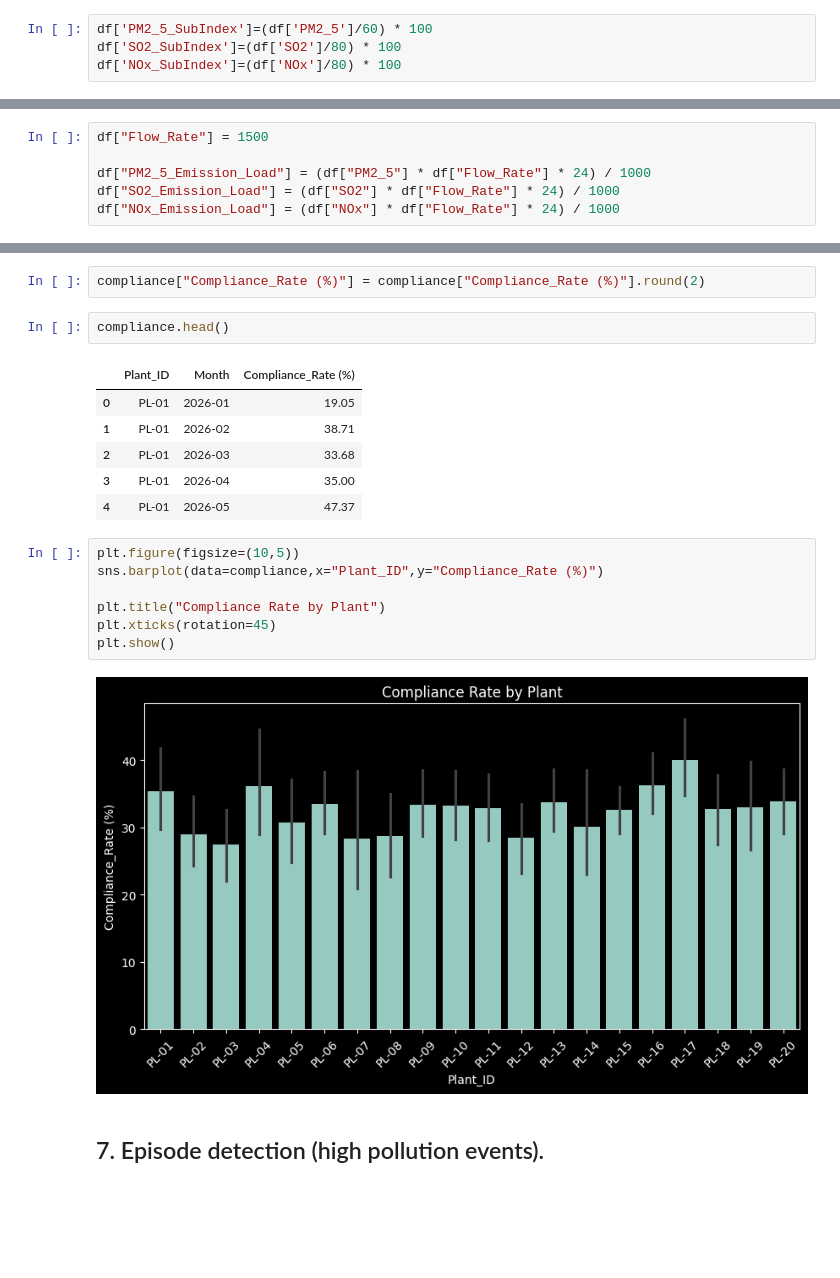
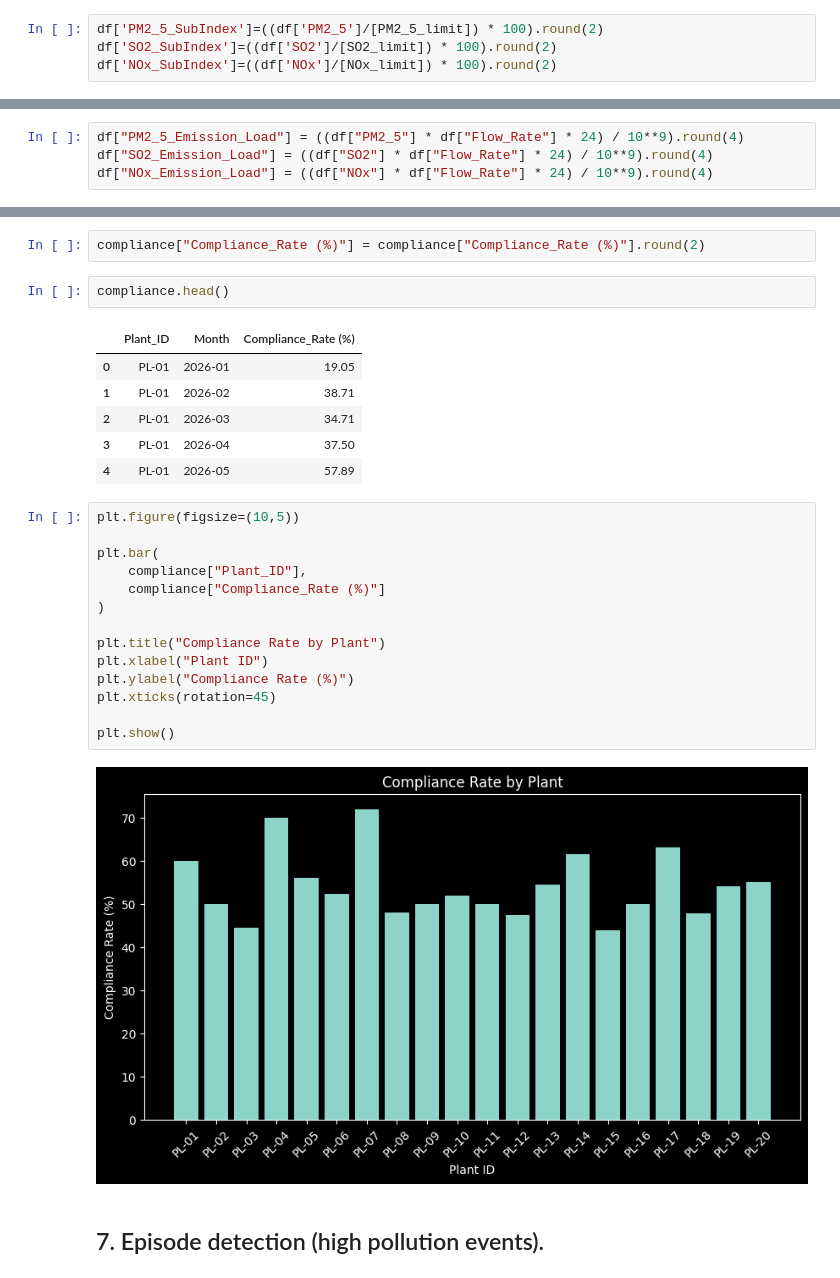
Before and after one commit to Sudipta3101/Pollution-Controls-Data-Cleaning-Transformation-, a Jupyter notebook: transformation.ipynb, the cells around one changed output, grey strips where cells are left out. Drawn from its saved outputs; the diff is of its cells as text; blank space fills up the shorter version.

```diff
--- a/transformation.ipynb
+++ b/transformation.ipynb
@@ -205,9 +209,9 @@ PM2_5_limit=60
 SO2_limit=80
 NOx_limit=80
 # %%
-df['PM2_5_SubIndex']=(df['PM2_5']/60) * 100
-df['SO2_SubIndex']=(df['SO2']/80) * 100
-df['NOx_SubIndex']=(df['NOx']/80) * 100
+df['PM2_5_SubIndex']=((df['PM2_5']/[PM2_5_limit]) * 100).round(2)
+df['SO2_SubIndex']=((df['SO2']/[SO2_limit]) * 100).round(2)
+df['NOx_SubIndex']=((df['NOx']/[NOx_limit]) * 100).round(2)
 # %%
 df['Overall_AQI']=df[['PM2_5_SubIndex','SO2_SubIndex','NOx_SubIndex']].max(axis=1)
 # %%
@@ -243,9 +235,7 @@ plt.show()
 # %%
-df["Flow_Rate"] = 1500
-
-df["PM2_5_Emission_Load"] = (df["PM2_5"] * df["Flow_Rate"] * 24) / 1000
-df["SO2_Emission_Load"] = (df["SO2"] * df["Flow_Rate"] * 24) / 1000
-df["NOx_Emission_Load"] = (df["NOx"] * df["Flow_Rate"] * 24) / 1000
+df["PM2_5_Emission_Load"] = ((df["PM2_5"] * df["Flow_Rate"] * 24) / 10**9).round(4)
+df["SO2_Emission_Load"] = ((df["SO2"] * df["Flow_Rate"] * 24) / 10**9).round(4)
+df["NOx_Emission_Load"] = ((df["NOx"] * df["Flow_Rate"] * 24) / 10**9).round(4)
 # %%
 df[["Flow_Rate", "PM2_5", "PM2_5_Emission_Load", "SO2", "SO2_Emission_Load", "NOx", "NOx_Emission_Load"]].head()
 # %% [output]
@@ -399,18 +417,25 @@ compliance.head()
 |  | Plant_ID | Month | Compliance_Rate (%) |
 | 0 | PL-01 | 2026-01 | 19.05 |
 | 1 | PL-01 | 2026-02 | 38.71 |
-| 2 | PL-01 | 2026-03 | 33.68 |
-| 3 | PL-01 | 2026-04 | 35.00 |
-| 4 | PL-01 | 2026-05 | 47.37 |
+| 2 | PL-01 | 2026-03 | 34.71 |
+| 3 | PL-01 | 2026-04 | 37.50 |
+| 4 | PL-01 | 2026-05 | 57.89 |
 # %%
 plt.figure(figsize=(10,5))
-sns.barplot(data=compliance,x="Plant_ID",y="Compliance_Rate (%)")
+
+plt.bar(
+    compliance["Plant_ID"],
+    compliance["Compliance_Rate (%)"]
+)
 
 plt.title("Compliance Rate by Plant")
+plt.xlabel("Plant ID")
+plt.ylabel("Compliance Rate (%)")
 plt.xticks(rotation=45)
+
 plt.show()
 # %% [output]
-[figure, old version]
+[figure, new version]
 # %% [markdown]
 ## 7. Episode detection (high pollution events).
 # %%
```
Also changed, not shown: parts of 55 cells of this notebook, 3 other files.
